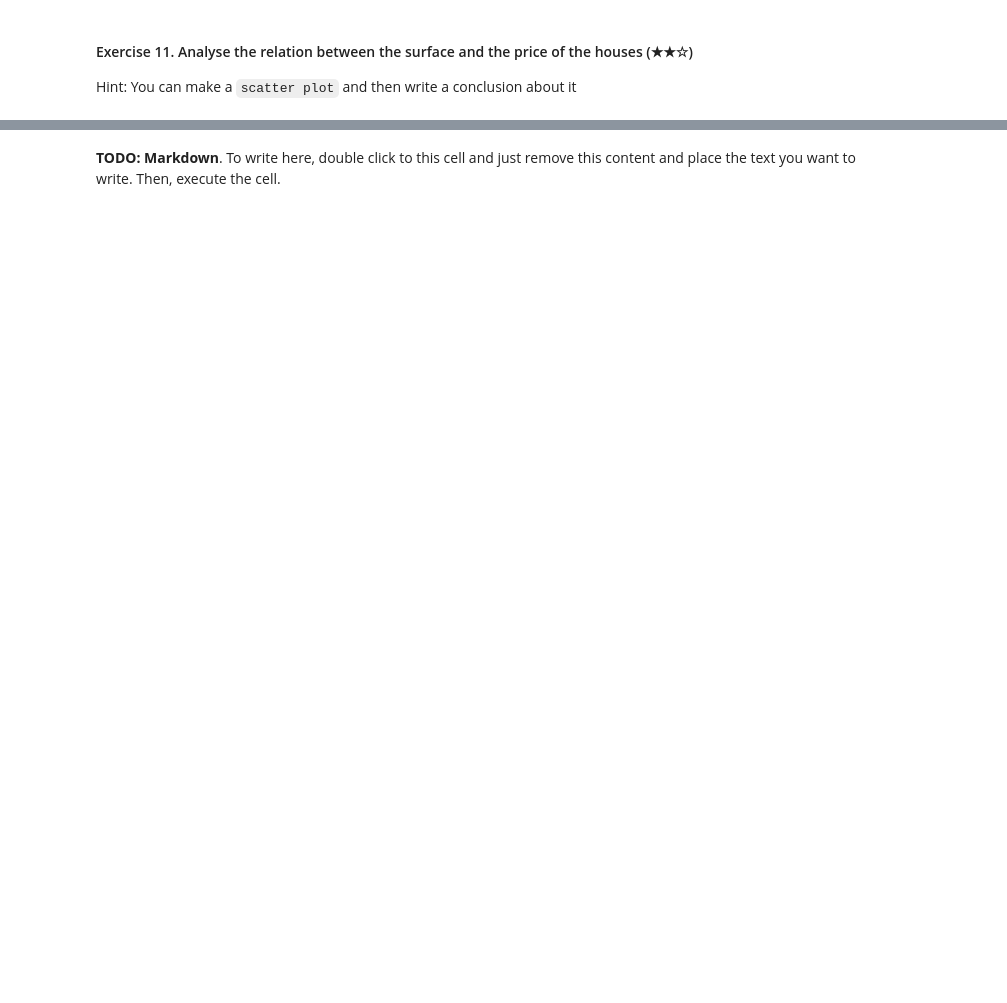
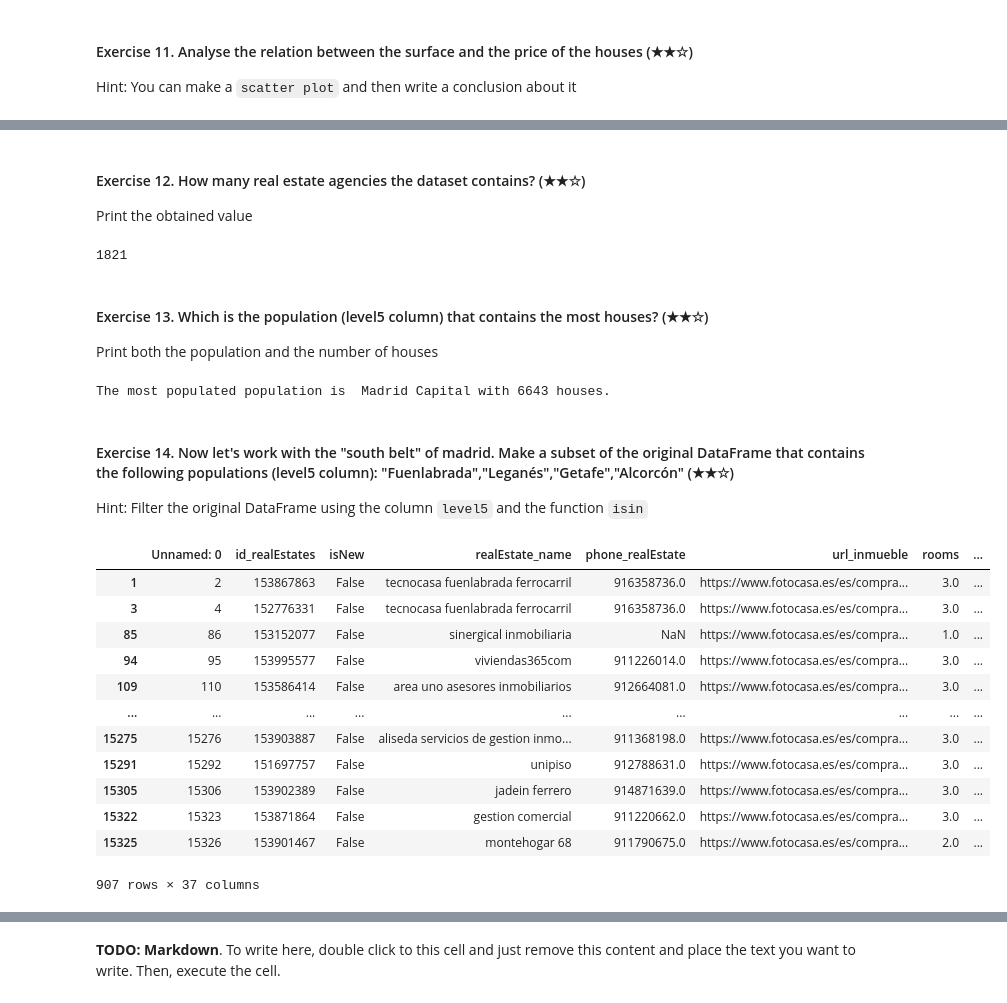
Before and after one commit to 4GeeksAcademy/realestate-datacleanup-exercise-omass, a Jupyter notebook: project.ipynb, the cells around one changed output, grey strips where cells are left out. Saved outputs shown, nothing was run; the diff lists cells and outputs as text; code cells hidden in the pictures; blank space fills up the shorter version.

```diff
--- a/project.ipynb
+++ b/project.ipynb
@@ -137,0 +299,60 @@ Hint: You can make a `scatter plot` and then write a conclusion about it
+# %% [markdown]
+#### Exercise 12. How many real estate agencies the dataset contains? (★★☆)
+
+Print the obtained value
+# %%
+# TODO
+import pandas as pd
+import numpy as np
+
+df = pd.DataFrame(data_frame)
+names = df.groupby('realEstate_name').sum()
+print(len(names))
+# %% [output]
+1821
+# %% [markdown]
+#### Exercise 13. Which is the population (level5 column) that contains the most houses? (★★☆)
+
+Print both the population and the number of houses
+# %%
+# TODO
+import pandas as pd
+import numpy as np
+
+data_frame = pd.read_csv('assets/real_estate.csv', sep=';')
+df = pd.DataFrame(data_frame)
+
+level5_counts = df["level5"].value_counts()
+most_in_population = level5_counts.idxmax()
+houses_with_most = level5_counts.max()
+
+print(f"The most populated population is {most_in_population} with {houses_with_most} houses.")
+# %% [output]
+The most populated population is  Madrid Capital with 6643 houses.
+# %% [markdown]
+#### Exercise 14. Now let's work with the "south belt" of madrid. Make a subset of the original DataFrame that contains the following populations (level5 column): "Fuenlabrada","Leganés","Getafe","Alcorcón" (★★☆)
+
+Hint: Filter the original DataFrame using the column `level5` and the function `isin`
+# %%
+# TODO
+import pandas as pd
+import numpy as np
+
+df = pd.DataFrame(data_frame)
+location_south = ["Fuenlabrada","Leganés","Getafe","Alcorcón"]
+south_belt_ds = df[df["level5"].isin(location_south)]
+south_belt_ds
+# %% [output]
+|  | Unnamed: 0 | id_realEstates | isNew | realEstate_name | phone_realEstate | url_inmueble | rooms | ... |
+| 1 | 2 | 153867863 | False | tecnocasa fuenlabrada ferrocarril | 916358736.0 | https://www.fotocasa.es/es/compra... | 3.0 | ... |
+| 3 | 4 | 152776331 | False | tecnocasa fuenlabrada ferrocarril | 916358736.0 | https://www.fotocasa.es/es/compra... | 3.0 | ... |
+| 85 | 86 | 153152077 | False | sinergical inmobiliaria | NaN | https://www.fotocasa.es/es/compra... | 1.0 | ... |
+| 94 | 95 | 153995577 | False | viviendas365com | 911226014.0 | https://www.fotocasa.es/es/compra... | 3.0 | ... |
+| 109 | 110 | 153586414 | False | area uno asesores inmobiliarios | 912664081.0 | https://www.fotocasa.es/es/compra... | 3.0 | ... |
+| ... | ... | ... | ... | ... | ... | ... | ... | ... |
+| 15275 | 15276 | 153903887 | False | aliseda servicios de gestion inmo... | 911368198.0 | https://www.fotocasa.es/es/compra... | 3.0 | ... |
+| 15291 | 15292 | 151697757 | False | unipiso | 912788631.0 | https://www.fotocasa.es/es/compra... | 3.0 | ... |
+| 15305 | 15306 | 153902389 | False | jadein ferrero | 914871639.0 | https://www.fotocasa.es/es/compra... | 3.0 | ... |
+| 15322 | 15323 | 153871864 | False | gestion comercial | 911220662.0 | https://www.fotocasa.es/es/compra... | 3.0 | ... |
+| 15325 | 15326 | 153901467 | False | montehogar 68 | 911790675.0 | https://www.fotocasa.es/es/compra... | 2.0 | ... |
+907 rows × 37 columns
```
Also changed, not shown: parts of 44 cells of this notebook, 1 other file.
